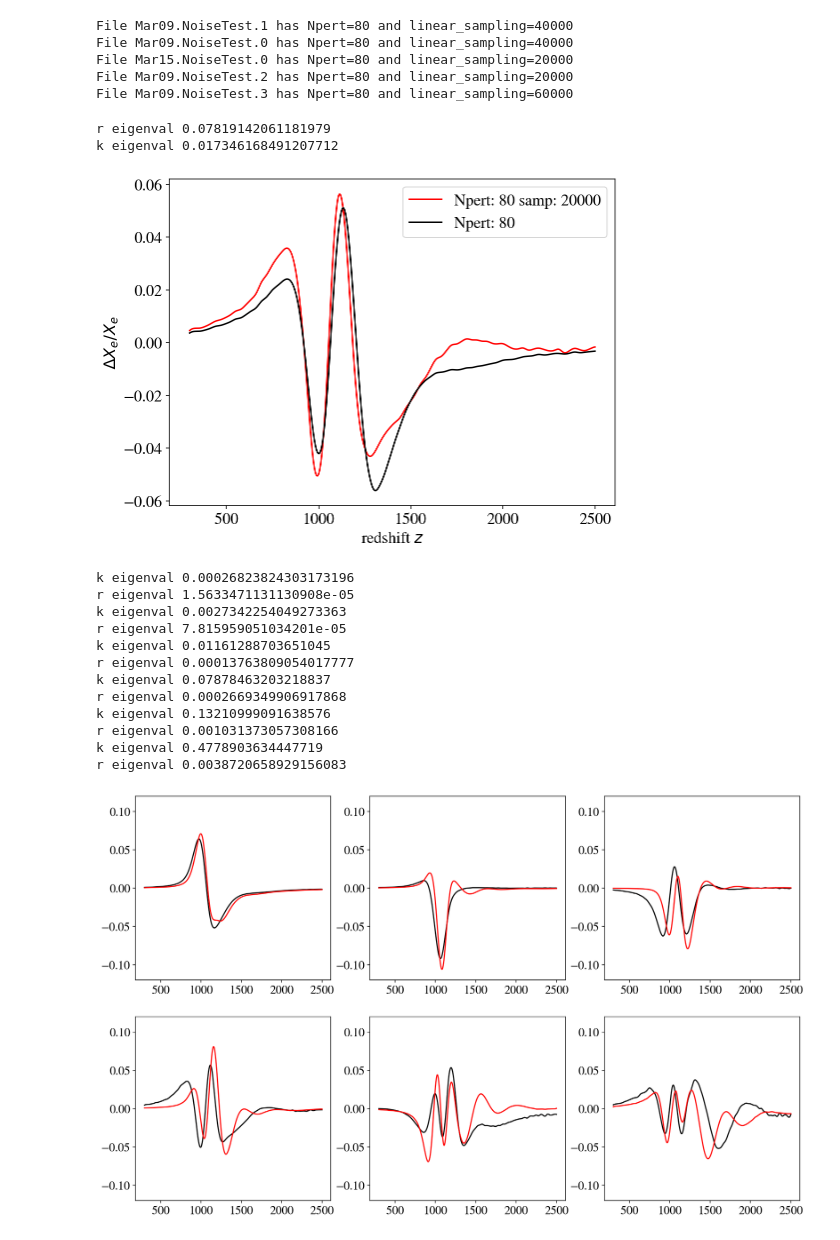
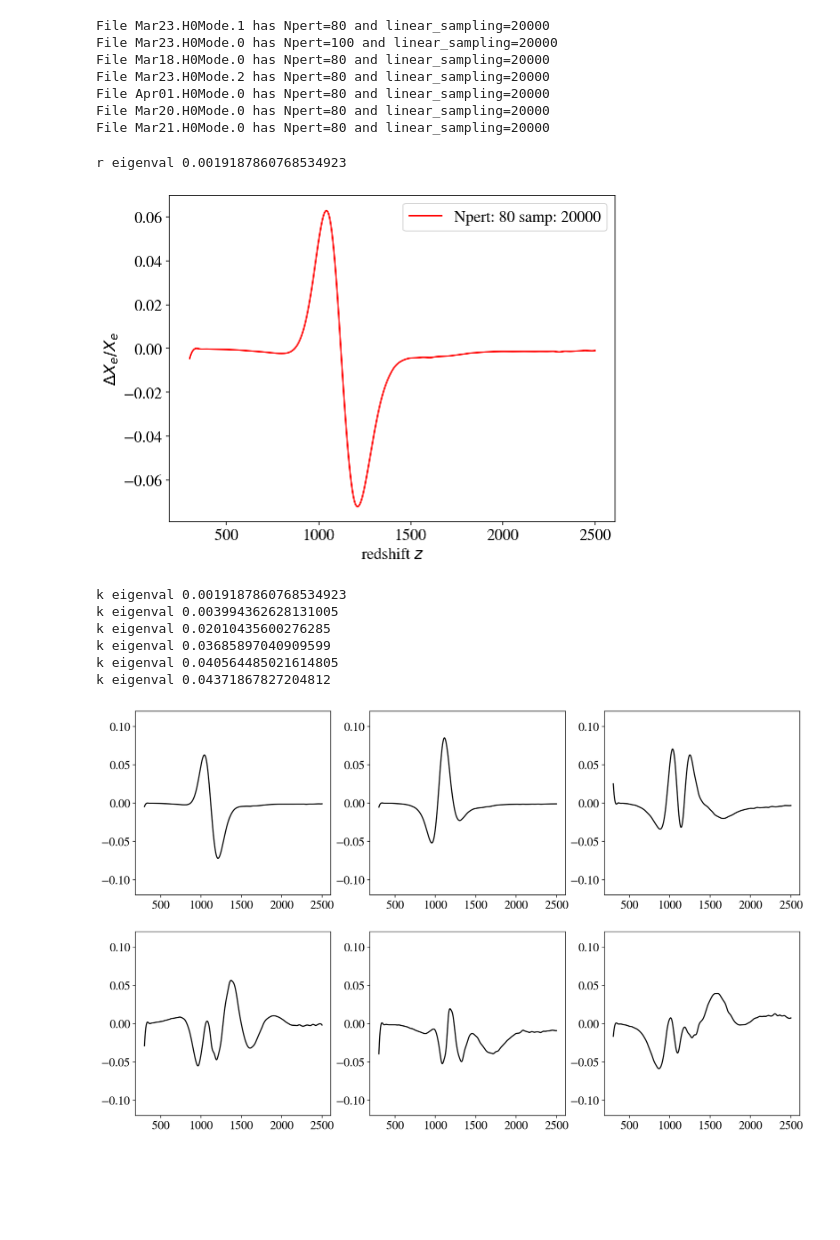
Before and after one commit to gplynch619/recombination, a Jupyter notebook: notebooks/CompareRuns.ipynb, the cells around one changed output. Drawn from its saved outputs; the diff is of its cells as text; code cells hidden in the pictures; blank space fills up the shorter version.

```diff
--- a/notebooks/CompareRuns.ipynb
+++ b/notebooks/CompareRuns.ipynb
@@ -77,7 +77,7 @@ def add_mode(ax, RunData, mode, plot_label="", plot_basis=False, plot_points=Fal
 # %%
 basedir = "/Users/gabe/projects/recombination/data"
 
-key = "NoiseTest"
+key = "H0Mode"
 all_data={}
 for filename in os.listdir(basedir):
     if(key in filename):
@@ -92,59 +92,51 @@ for name, data in all_data.items():
 #run3 = RunData.RunData(os.path.join(basedir, "Feb21.ConvergenceTests.2"))
 #run4 = RunData.RunData(os.path.join(basedir, "Feb21.ConvergenceTests.3"))
 # %% [output]
-File Mar09.NoiseTest.1 has Npert=80 and linear_sampling=40000
-File Mar09.NoiseTest.0 has Npert=80 and linear_sampling=40000
-File Mar15.NoiseTest.0 has Npert=80 and linear_sampling=20000
-File Mar09.NoiseTest.2 has Npert=80 and linear_sampling=20000
-File Mar09.NoiseTest.3 has Npert=80 and linear_sampling=60000
+File Mar23.H0Mode.1 has Npert=80 and linear_sampling=20000
+File Mar23.H0Mode.0 has Npert=100 and linear_sampling=20000
+File Mar18.H0Mode.0 has Npert=80 and linear_sampling=20000
+File Mar23.H0Mode.2 has Npert=80 and linear_sampling=20000
+File Apr01.H0Mode.0 has Npert=80 and linear_sampling=20000
+File Mar20.H0Mode.0 has Npert=80 and linear_sampling=20000
+File Mar21.H0Mode.0 has Npert=80 and linear_sampling=20000
 # %%
-mode=3
+mode=0
 
 fig,ax = plt.subplots()
 
 points=False
 basis=False
 
-sublist = [all_data["Mar09.NoiseTest.2"], all_data["Mar15.NoiseTest.0"], all_data["Mar09.NoiseTest.2"], all_data["Mar09.NoiseTest.3"]]
+sublist = [all_data["Apr01.H0Mode.0"]]
 colors = ["r", "k", "b", "g"]
 
 add_mode(ax, sublist[0], mode, plot_label="Npert: {} samp: {}".format(sublist[0].Npert, sublist[0].linear_sampling), plot_basis=basis, plot_points=points, color=colors[0])
-add_mode(ax, sublist[1], mode, plot_label="Npert: {}".format(sublist[1].Npert), plot_basis=basis, plot_points=points, color=colors[1])
-
-#add_mode(ax, sublist[2], mode, plot_label="Npert: {}".format(sublist[2].Npert), plot_basis=basis, plot_points=points, color=colors[2], m=1)
-#add_mode(ax, sublist[3], mode, plot_label="Npert: {} samp: {}".format(sublist[3].Npert, sublist[3].linear_sampling), plot_basis=basis, plot_points=points, color=colors[3], m=1)
+#add_mode(ax, sublist[1], mode, plot_label="Npert: {}".format(sublist[1].Npert), plot_basis=basis, plot_points=points, color=colors[1])
 
 #ax.set_ylim([-.5, .5])
 #ax.set_xlim([500, 900])
 
 ax.set_xlabel("redshift $z$")
 ax.set_ylabel("$\Delta X_e / X_e$")
 plt.legend()
 plt.show()
 # %% [output]
-r eigenval 0.07819142061181979
-k eigenval 0.017346168491207712
+r eigenval 0.0019187860768534923
-[figure, old version]
+[figure, new version]
 # %%
 fig,axes =plt.subplots(2,3, figsize=(16,10))
 cmap = plt.get_cmap("tab10")
 
 for i,ax in enumerate(axes.flatten()):
     add_mode(ax, sublist[0], i, plot_label="Mode {}".format(i), plot_basis=basis, plot_points=points, color="k")
-    add_mode(ax, sublist[1], i, plot_label="Mode {}".format(i), plot_basis=basis, plot_points=points, color="r")
+    #add_mode(ax, sublist[1], i, plot_label="Mode {}".format(i), plot_basis=basis, plot_points=points, color="r")
     ax.set_ylim([-0.12, 0.12])
 plt.show()
 # %% [output]
-k eigenval 0.00026823824303173196
-r eigenval 1.5633471131130908e-05
-k eigenval 0.0027342254049273363
-r eigenval 7.815959051034201e-05
-k eigenval 0.01161288703651045
-r eigenval 0.00013763809054017777
-k eigenval 0.07878463203218837
-r eigenval 0.0002669349906917868
-k eigenval 0.13210999091638576
-r eigenval 0.001031373057308166
-k eigenval 0.4778903634447719
-r eigenval 0.0038720658929156083
+k eigenval 0.0019187860768534923
+k eigenval 0.003994362628131005
+k eigenval 0.02010435600276285
+k eigenval 0.03685897040909599
+k eigenval 0.040564485021614805
+k eigenval 0.04371867827204812
-[figure, old version]
+[figure, new version]
```
Also changed, not shown: 1 other file.
